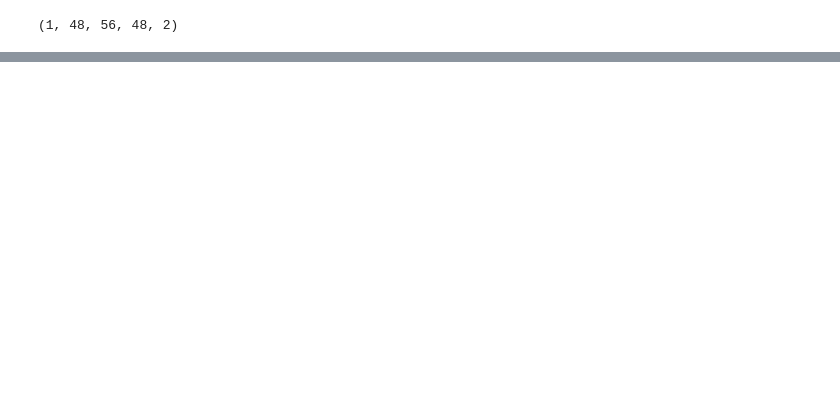
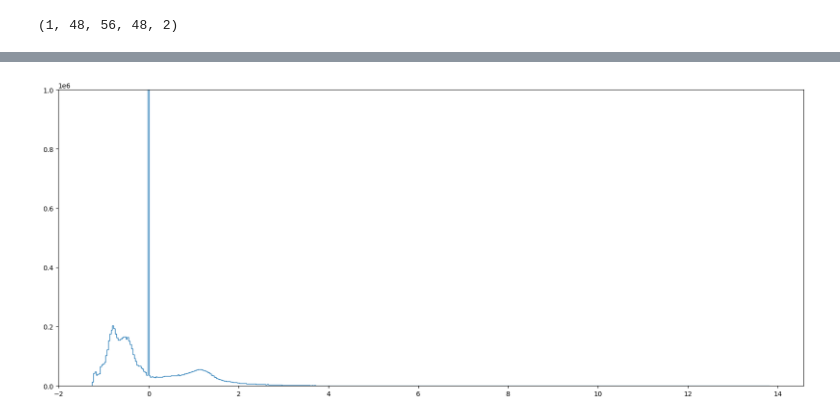
Before and after one commit to drci-foch/ETIS-Image, a Jupyter notebook: algo/preprocessing/SkullStripping.ipynb, the cells around one changed output, grey strips where cells are left out. Drawn from its saved outputs; the diff is of its cells as text; code cells hidden in the pictures; blank space fills up the shorter version.

```diff
--- a/algo/preprocessing/SkullStripping.ipynb
+++ b/algo/preprocessing/SkullStripping.ipynb
@@ -145,0 +151,12 @@ x_scaled.shape
+# %%
+standard_scaler = preprocessing.StandardScaler()
+swi_standard_scaled = standard_scaler.fit_transform(swi_nii_data.reshape(192,-1)).reshape(192,224,192)
+# %%
+fig, ax = plt.subplots(figsize=(20, 8))
+counts, bins = np.histogram(swi_standard_scaled.flatten(), bins=500)
+
+plt.hist(bins[:-1], bins, weights=counts, histtype="step")
+ax.set_ylim(0,1000000)
+plt.show()
+# %% [output]
+[figure, added]
```
Also changed, not shown: parts of 22 cells of this notebook.
